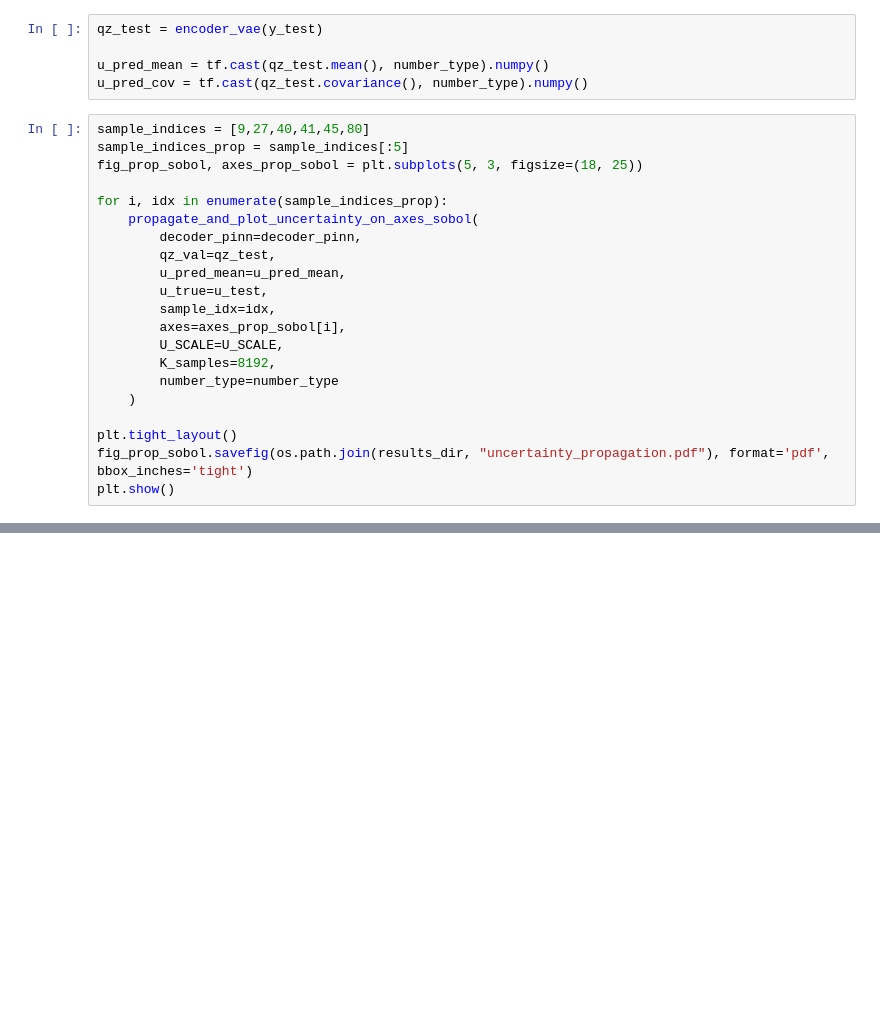
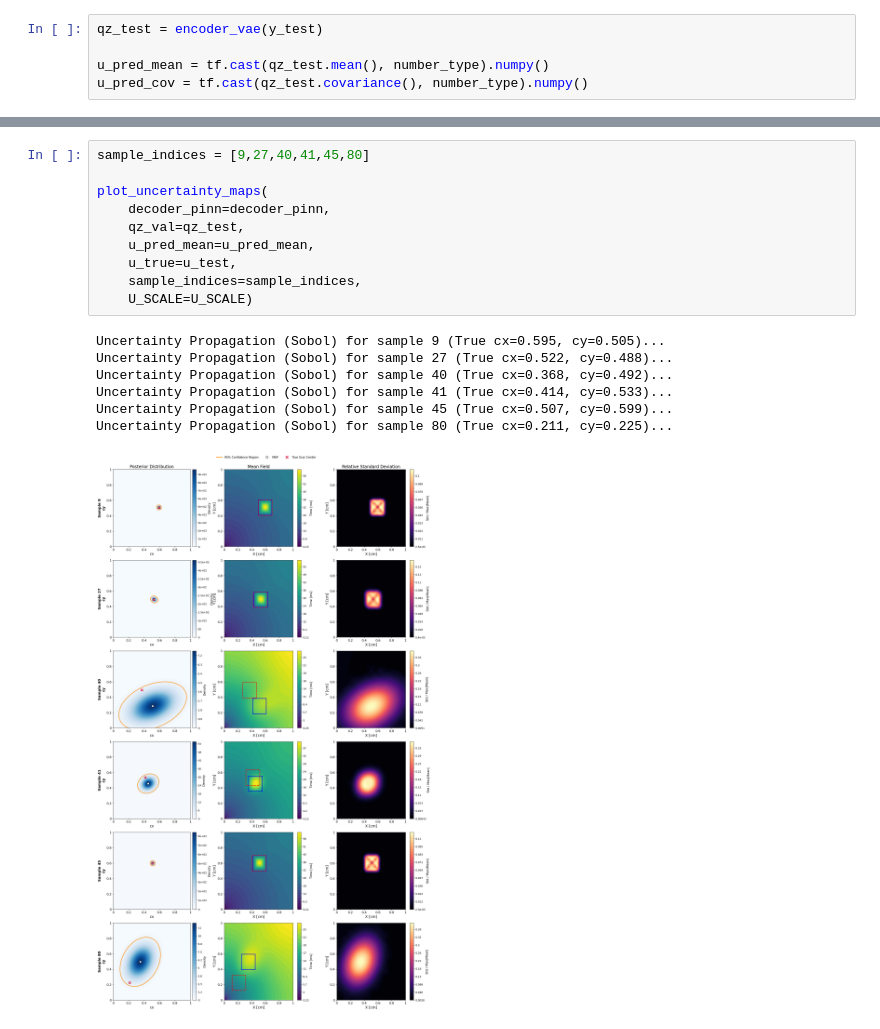
Before and after one commit to simonesartorii/uq-vae-eikonal, a Jupyter notebook: notebooks/01_pipeline_evolution/04_uq-vae/06_vae_inference.ipynb, the cells around one changed output, grey strips where cells are left out. Saved outputs shown, nothing was run; the diff lists cells and outputs as text; blank space fills up the shorter version.

```diff
--- a/notebooks/01_pipeline_evolution/04_uq-vae/06_vae_inference.ipynb
+++ b/notebooks/01_pipeline_evolution/04_uq-vae/06_vae_inference.ipynb
@@ -95,24 +92,3 @@ qz_test = encoder_vae(y_test)
 
 u_pred_mean = tf.cast(qz_test.mean(), number_type).numpy()
 u_pred_cov = tf.cast(qz_test.covariance(), number_type).numpy()
-# %%
-sample_indices = [9,27,40,41,45,80]
-sample_indices_prop = sample_indices[:5]
-fig_prop_sobol, axes_prop_sobol = plt.subplots(5, 3, figsize=(18, 25))
-
-for i, idx in enumerate(sample_indices_prop):
-    propagate_and_plot_uncertainty_on_axes_sobol(
-        decoder_pinn=decoder_pinn,
-        qz_val=qz_test,
-        u_pred_mean=u_pred_mean,
-        u_true=u_test,
-        sample_idx=idx,
-        axes=axes_prop_sobol[i],
-        U_SCALE=U_SCALE,
-        K_samples=8192,
-        number_type=number_type
-    )
-
-plt.tight_layout()
-fig_prop_sobol.savefig(os.path.join(results_dir, "uncertainty_propagation.pdf"), format='pdf', bbox_inches='tight')
-plt.show()
@@ -135,0 +95,18 @@ I0000 00:00:1791038170.197259  223180 cuda_solvers.cc:175] Creating GpuSolver ha
+# %%
+sample_indices = [9,27,40,41,45,80]
+
+plot_uncertainty_maps(
+    decoder_pinn=decoder_pinn,
+    qz_val=qz_test,
+    u_pred_mean=u_pred_mean,
+    u_true=u_test,
+    sample_indices=sample_indices,
+    U_SCALE=U_SCALE)
+# %% [output]
+Uncertainty Propagation (Sobol) for sample 9 (True cx=0.595, cy=0.505)...
+Uncertainty Propagation (Sobol) for sample 27 (True cx=0.522, cy=0.488)...
+Uncertainty Propagation (Sobol) for sample 40 (True cx=0.368, cy=0.492)...
+Uncertainty Propagation (Sobol) for sample 41 (True cx=0.414, cy=0.533)...
+Uncertainty Propagation (Sobol) for sample 45 (True cx=0.507, cy=0.599)...
+Uncertainty Propagation (Sobol) for sample 80 (True cx=0.211, cy=0.225)...
+[figure, added]
```
Also changed, not shown: parts of 4 cells of this notebook, 14 other files.
